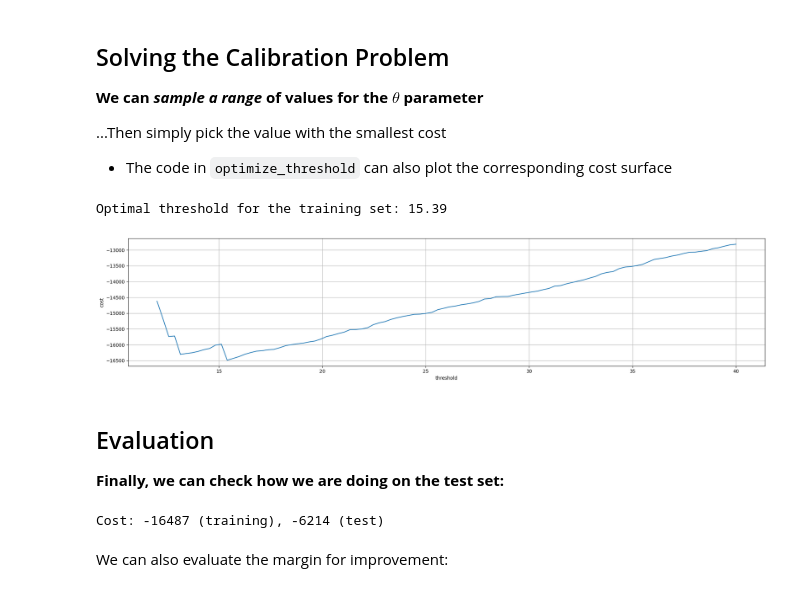
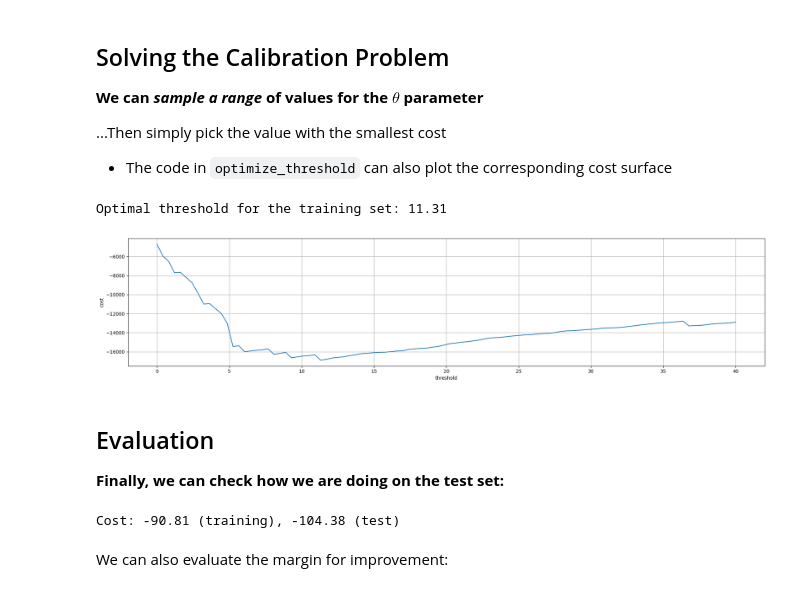
Before and after one commit to lab-ai-2023-2024/part-4, a Jupyter notebook: 08. Case Study - Policy Threshold Calibration.ipynb, the cells around one changed output. Drawn from its saved outputs; the diff is of its cells as text; code cells hidden in the pictures.

```diff
--- a/08. Case Study - Policy Threshold Calibration.ipynb
+++ b/08. Case Study - Policy Threshold Calibration.ipynb
@@ -123,12 +120,12 @@ We are taling about jet engines, so failing is BAD
 * The code in `optimize_threshold` can also plot the corresponding cost surface
 # %%
 cmodel = util.RULCostModel(maintenance_cost, safe_interval)
-th_range = np.linspace(12, 40, 100)
+th_range = np.linspace(0, 40, 100)
 tr_thr = util.optimize_threshold(tr['machine'].values, tr_pred, th_range, cmodel, plot=True, figsize=figsize)
 print(f'Optimal threshold for the training set: {tr_thr:.2f}')
 # %% [output]
-Optimal threshold for the training set: 15.39
+Optimal threshold for the training set: 11.31
-[figure, old version]
+[figure, new version]
 # %% [markdown]
 ## Evaluation
 
@@ -136,9 +133,9 @@ Optimal threshold for the training set: 15.39
 # %%
 tr_c, tr_f, tr_sl = cmodel.cost(tr['machine'].values, tr_pred, tr_thr, return_margin=True)
 ts_c, ts_f, ts_sl = cmodel.cost(ts['machine'].values, ts_pred, tr_thr, return_margin=True)
-print(f'Cost: {tr_c} (training), {ts_c} (test)')
+print(f'Cost: {tr_c/len(tr_mcn):.2f} (training), {ts_c/len(ts_mcn):.2f} (test)')
 # %% [output]
-Cost: -16487 (training), -6214 (test)
+Cost: -90.81 (training), -104.38 (test)
 # %% [markdown]
 We can also evaluate the margin for improvement:
 # %%
```
Also changed, not shown: parts of 3 cells of this notebook, 8 other files.
